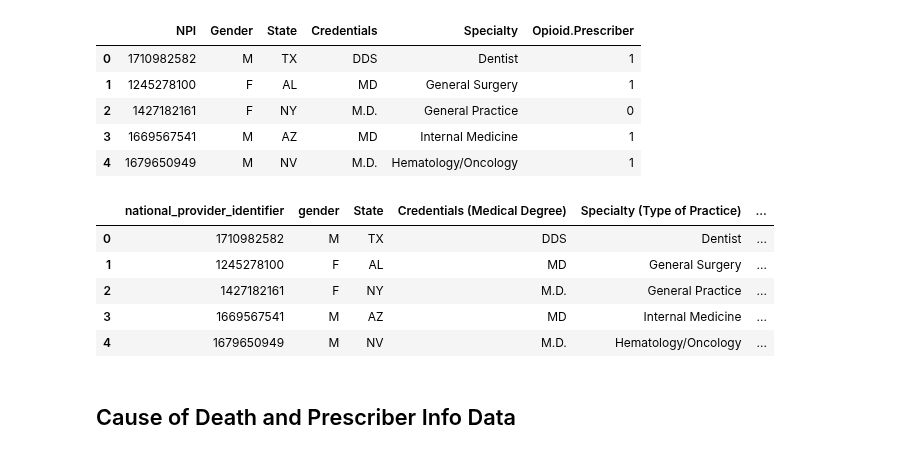
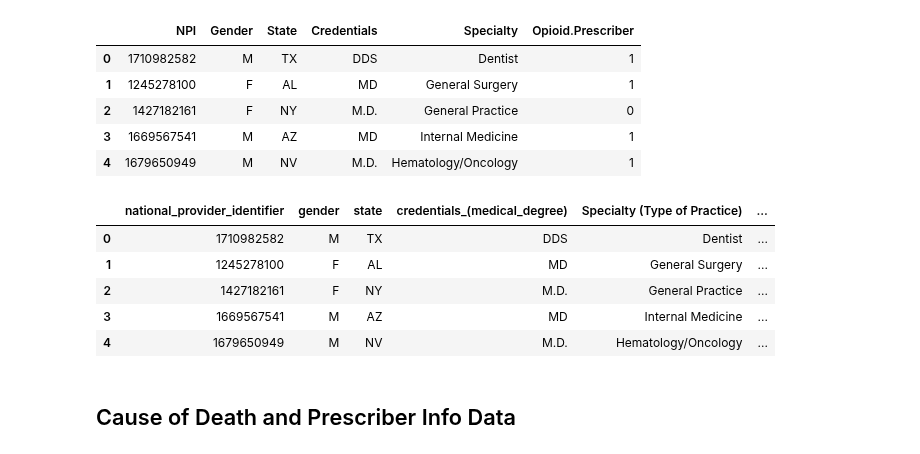
Before and after one commit to Chahnaz-Kbaisi/ETL-Project, a Jupyter notebook: Part_2/average_dispensed.ipynb, the cells around one changed output. Cells and saved outputs as stored; diff of their text form; code cells hidden in the pictures.

```diff
--- a/Part_2/average_dispensed.ipynb
+++ b/Part_2/average_dispensed.ipynb
@@ -159,14 +159,15 @@ prescribed_subset.head()
 # %%
 # Renaming the subset dataframe columns:
 opioid_prescriber_df = prescribed_subset.rename(columns={
     'NPI': 'national_provider_identifier',
     'Gender': 'gender',
-    'Credentials': 'Credentials (Medical Degree)',
+    'State': 'state',
+    'Credentials': 'credentials_(medical_degree)',
     'Specialty': 'Specialty (Type of Practice)',
     'Opioid.Prescriber': 'Prescribed Opiate Drugs More Than 10 Times in the Year'})
 opioid_prescriber_df.head()
 # %% [output]
-|  | national_provider_identifier | gender | State | Credentials (Medical Degree) | Specialty (Type of Practice) | ... |
+|  | national_provider_identifier | gender | state | credentials_(medical_degree) | Specialty (Type of Practice) | ... |
 | 0 | 1710982582 | M | TX | DDS | Dentist | ... |
 | 1 | 1245278100 | F | AL | MD | General Surgery | ... |
 | 2 | 1427182161 | F | NY | M.D. | General Practice | ... |
```
